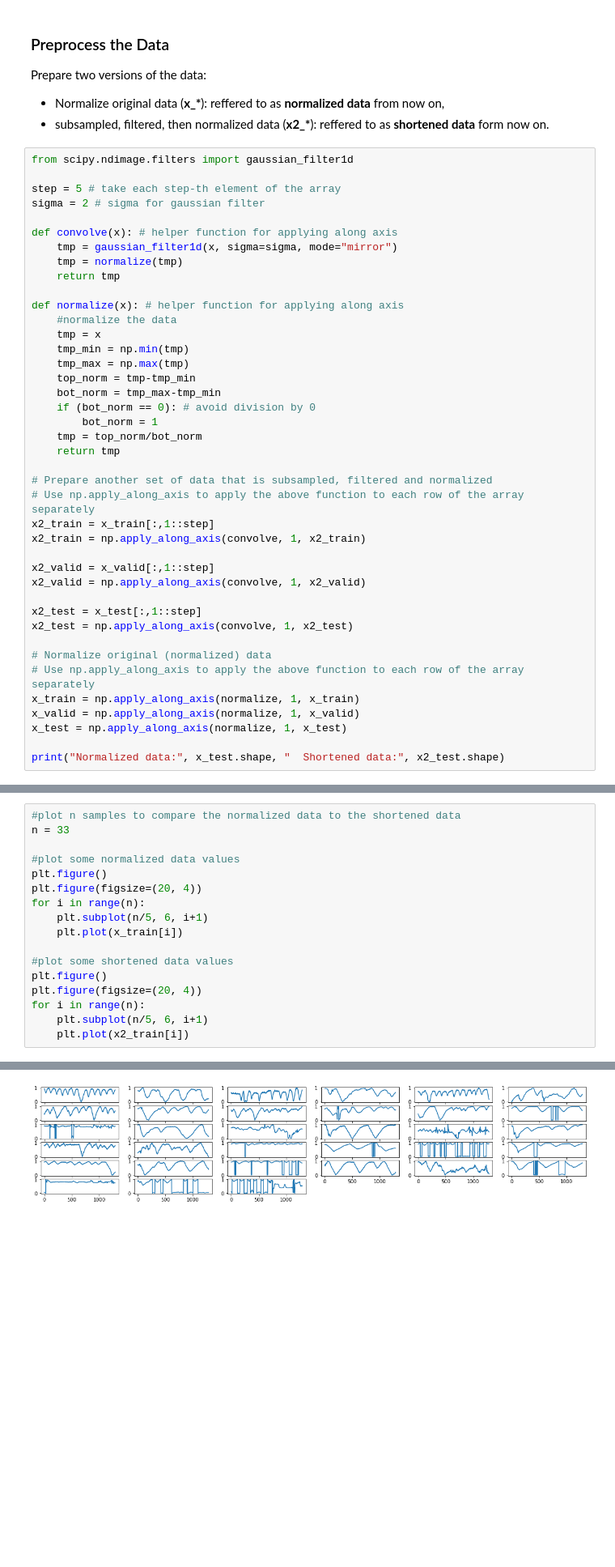
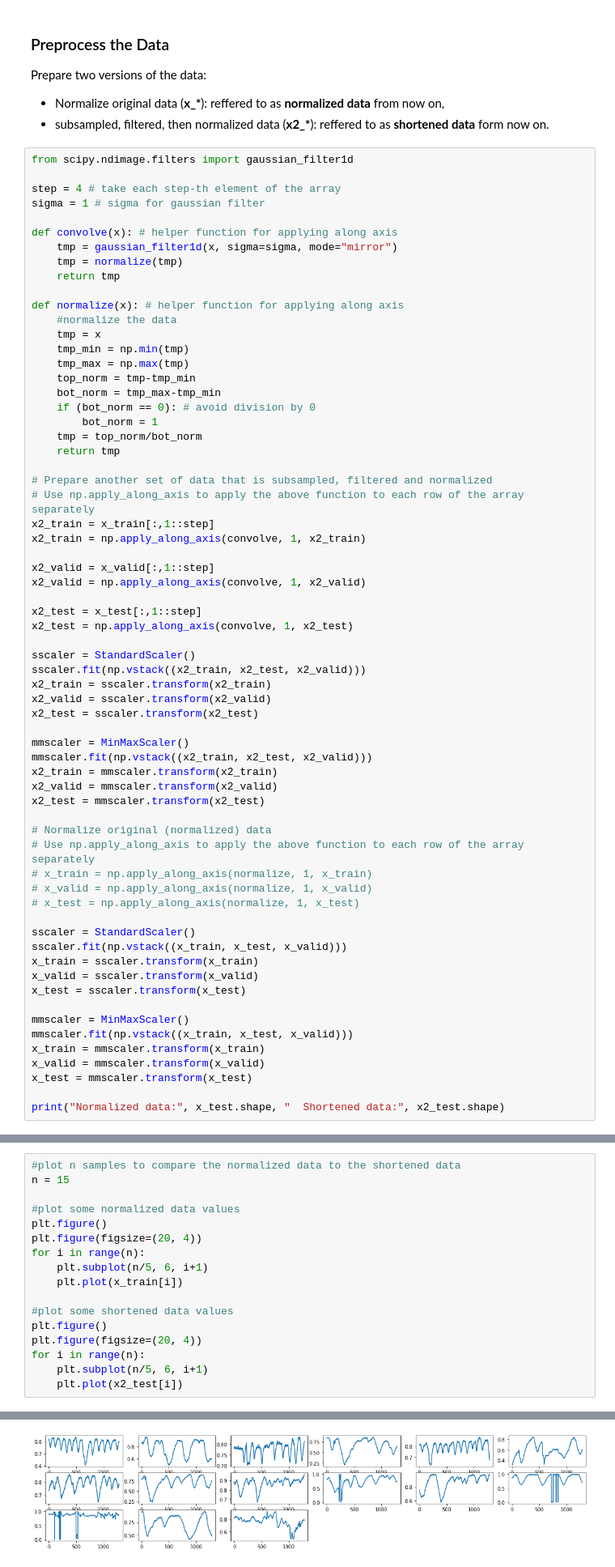
Before and after one commit to Aekai/Wi-Mind, a Jupyter notebook: FeatureExtractionModule/src/autoencoder_approach.ipynb, the cells around one changed output, grey strips where cells are left out. Shown at 81% size. Saved outputs shown, nothing was run; the diff lists cells and outputs as text; blank space fills up the shorter version.

Commit message:
Change scaling to use sci kit learn's scalers

```diff
--- a/FeatureExtractionModule/src/autoencoder_approach.ipynb
+++ b/FeatureExtractionModule/src/autoencoder_approach.ipynb
@@ -474,8 +484,8 @@ Prepare two versions of the data:
 # %%
 from scipy.ndimage.filters import gaussian_filter1d
 
-step = 5 # take each step-th element of the array
-sigma = 2 # sigma for gaussian filter
+step = 4 # take each step-th element of the array
+sigma = 1 # sigma for gaussian filter
 
 def convolve(x): # helper function for applying along axis
     tmp = gaussian_filter1d(x, sigma=sigma, mode="mirror")
@@ -505,11 +515,35 @@ x2_valid = np.apply_along_axis(convolve, 1, x2_valid)
 x2_test = x_test[:,1::step]
 x2_test = np.apply_along_axis(convolve, 1, x2_test)
 
+sscaler = StandardScaler()
+sscaler.fit(np.vstack((x2_train, x2_test, x2_valid)))
+x2_train = sscaler.transform(x2_train)
+x2_valid = sscaler.transform(x2_valid)
+x2_test = sscaler.transform(x2_test)
+
+mmscaler = MinMaxScaler()
+mmscaler.fit(np.vstack((x2_train, x2_test, x2_valid)))
+x2_train = mmscaler.transform(x2_train)
+x2_valid = mmscaler.transform(x2_valid)
+x2_test = mmscaler.transform(x2_test)
+
 # Normalize original (normalized) data
 # Use np.apply_along_axis to apply the above function to each row of the array separately
-x_train = np.apply_along_axis(normalize, 1, x_train)
-x_valid = np.apply_along_axis(normalize, 1, x_valid)
-x_test = np.apply_along_axis(normalize, 1, x_test)
+# x_train = np.apply_along_axis(normalize, 1, x_train)
+# x_valid = np.apply_along_axis(normalize, 1, x_valid)
+# x_test = np.apply_along_axis(normalize, 1, x_test)
+
+sscaler = StandardScaler()
+sscaler.fit(np.vstack((x_train, x_test, x_valid)))
+x_train = sscaler.transform(x_train)
+x_valid = sscaler.transform(x_valid)
+x_test = sscaler.transform(x_test)
+
+mmscaler = MinMaxScaler()
+mmscaler.fit(np.vstack((x_train, x_test, x_valid)))
+x_train = mmscaler.transform(x_train)
+x_valid = mmscaler.transform(x_valid)
+x_test = mmscaler.transform(x_test)
 
 print("Normalized data:", x_test.shape, "  Shortened data:", x2_test.shape)
 # %% [output]
@@ -517,21 +551,21 @@ Normalized data: (28, 1290)   Shortened data: (28, 258)
 # %%
 #plot n samples to compare the normalized data to the shortened data
-n = 33
+n = 15
 
 #plot some normalized data values
 plt.figure()
 plt.figure(figsize=(20, 4))
 for i in range(n):
     plt.subplot(n/5, 6, i+1)
     plt.plot(x_train[i])
 
 #plot some shortened data values
 plt.figure()
 plt.figure(figsize=(20, 4))
 for i in range(n):
     plt.subplot(n/5, 6, i+1)
-    plt.plot(x2_train[i])
+    plt.plot(x2_test[i])
 # %% [output]
 <Figure size 432x288 with 0 Axes>
-[figure, old version]
+[figure, new version]
 <Figure size 432x288 with 0 Axes>
```
Also changed, not shown: parts of 27 cells of this notebook.
